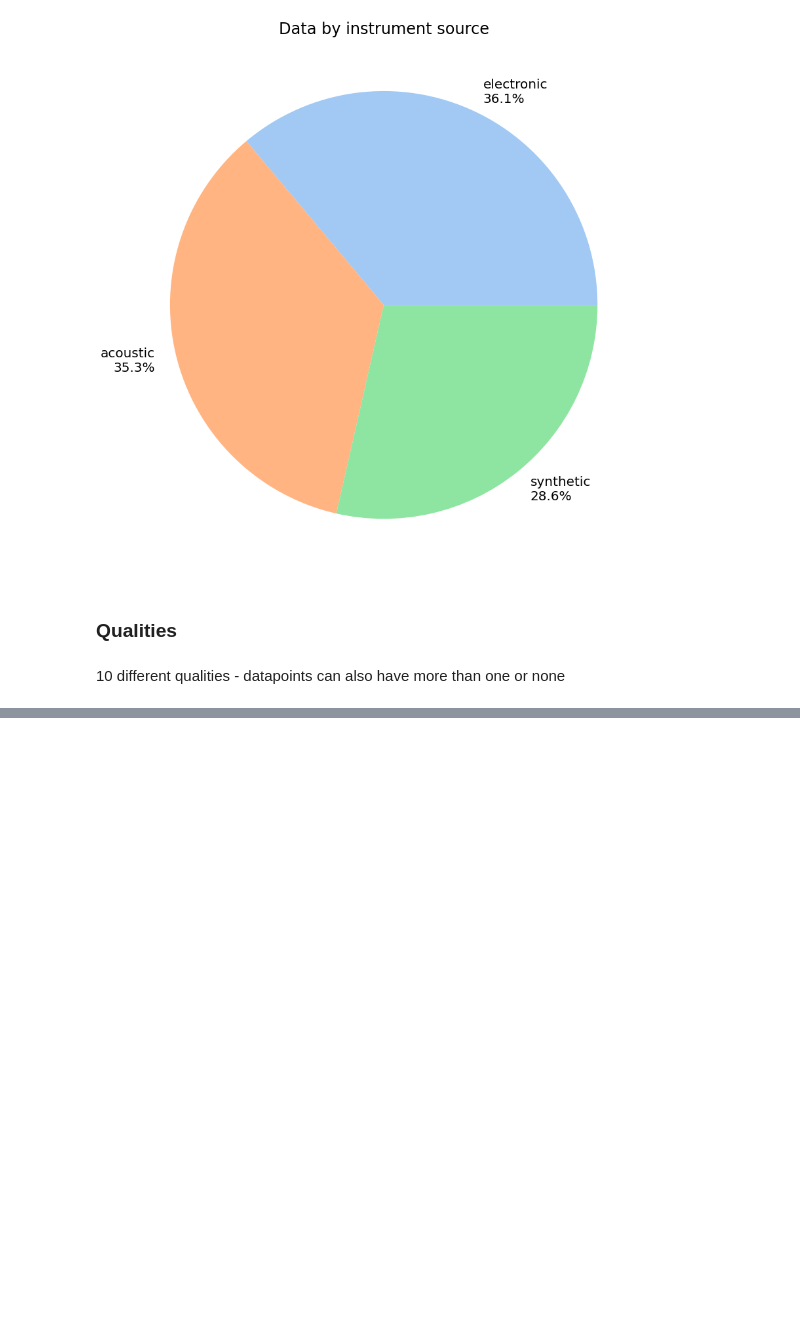
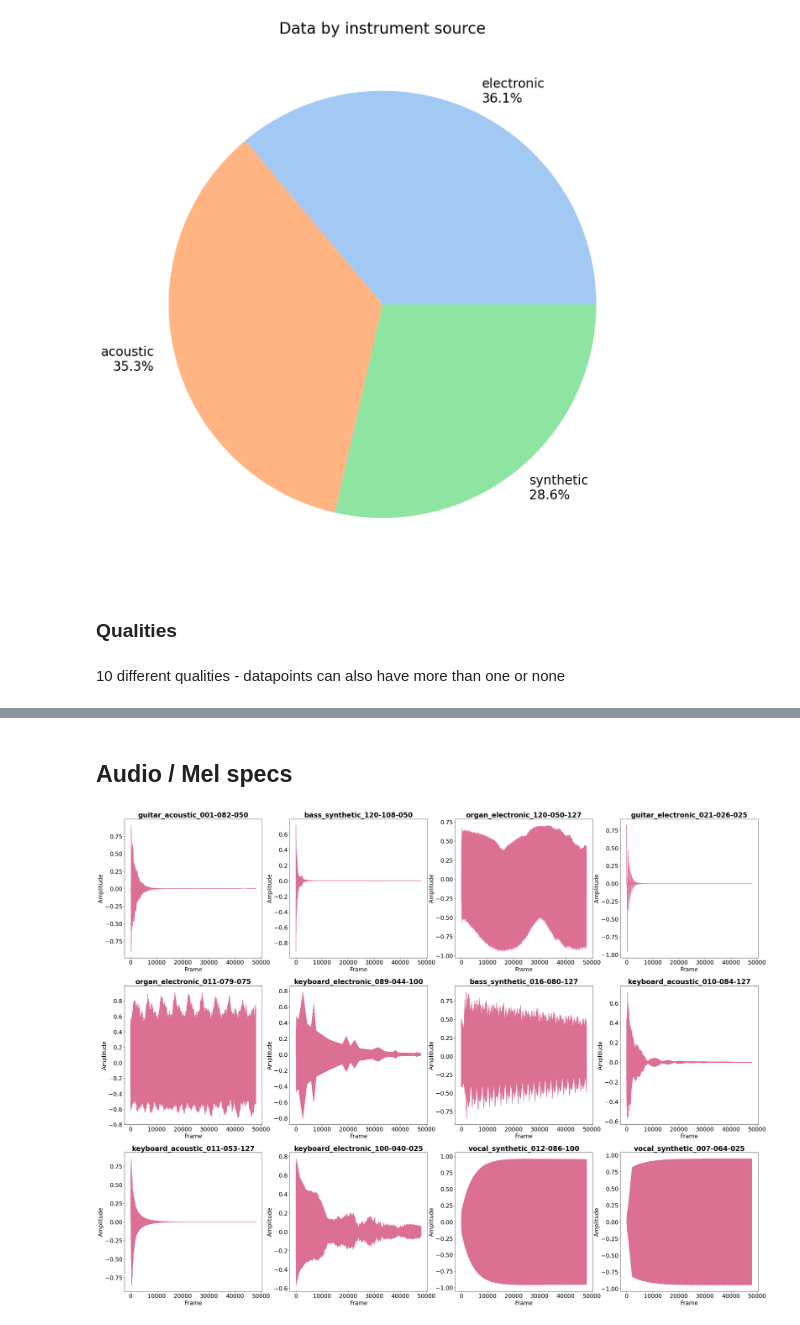
Before and after one commit to ElisaTroschka/GANs-Conditional-Audio-Synthesis, a Jupyter notebook: NSynth EDA.ipynb, the cells around one changed output, grey strips where cells are left out. Cells and saved outputs as stored; diff of their text form; code cells hidden in the pictures; blank space fills up the shorter version.

```diff
--- a/NSynth EDA.ipynb
+++ b/NSynth EDA.ipynb
@@ -110,3 +136,5 @@ ax.set_title('Data qualities')
 # %% [output]
 Text(0.5, 1.0, 'Data qualities')
 [figure]
+# %% [markdown]
+## Audio / Mel specs
@@ -112,0 +143,14 @@ Text(0.5, 1.0, 'Data qualities')
+# %%
+audios = NSynthDataset()
+mels = NSynthDataset(mel=True)
+# %%
+fig, axs = plt.subplots(3, 4, figsize=(40, 30))
+for i in range(12):
+    ax = axs.flatten()[i]
+    a, l = audios.__getitem__(i)
+    sns.lineplot(a, ax=ax, c='palevioletred')
+    ax.set_title(audios.fnames[i], fontdict={'fontsize':'large', 'weight':'bold'})
+    ax.set_ylabel('Amplitude')
+    ax.set_xlabel('Frame')
+# %% [output]
+[figure, added]
```
Also changed, not shown: parts of 11 cells of this notebook, 3 other files.
